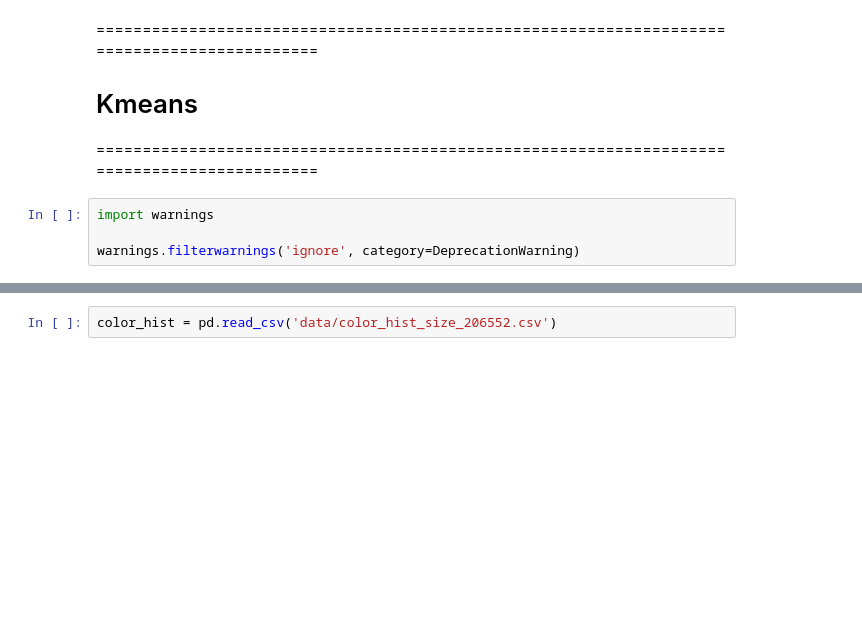
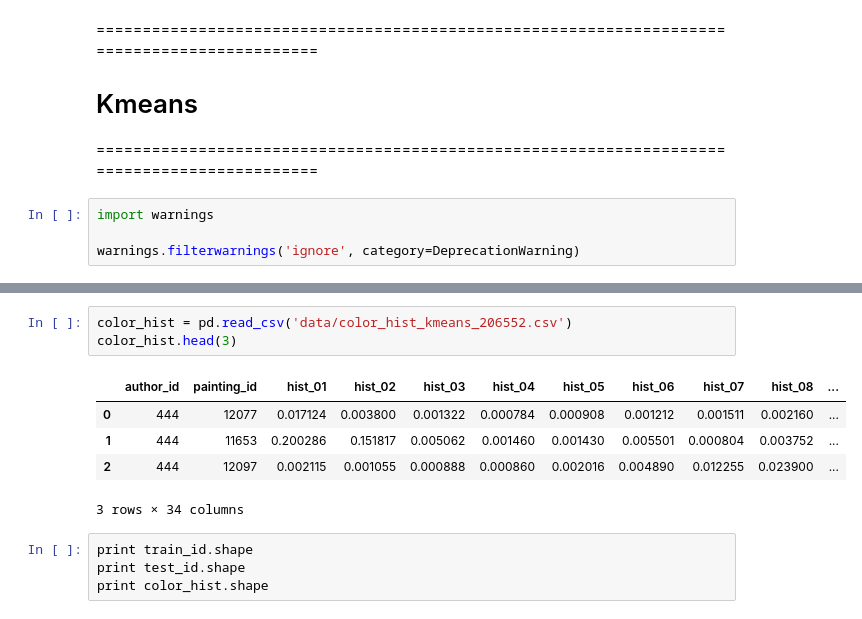
Before and after one commit to Tingting-Chang/painting-classifier, a Jupyter notebook: Kmeans.ipynb, the cells around one changed output, grey strips where cells are left out. Drawn from its saved outputs; the diff is of its cells as text; blank space fills up the shorter version.

```diff
--- a/Kmeans.ipynb
+++ b/Kmeans.ipynb
@@ -49,2 +81,13 @@ xgb_com.csv
 # %%
-color_hist = pd.read_csv('data/color_hist_size_206552.csv')
+color_hist = pd.read_csv('data/color_hist_kmeans_206552.csv')
+color_hist.head(3)
+# %% [output]
+|  | author_id | painting_id | hist_01 | hist_02 | hist_03 | hist_04 | hist_05 | hist_06 | hist_07 | hist_08 | ... |
+| 0 | 444 | 12077 | 0.017124 | 0.003800 | 0.001322 | 0.000784 | 0.000908 | 0.001212 | 0.001511 | 0.002160 | ... |
+| 1 | 444 | 11653 | 0.200286 | 0.151817 | 0.005062 | 0.001460 | 0.001430 | 0.005501 | 0.000804 | 0.003752 | ... |
+| 2 | 444 | 12097 | 0.002115 | 0.001055 | 0.000888 | 0.000860 | 0.002016 | 0.004890 | 0.012255 | 0.023900 | ... |
+3 rows × 34 columns
+# %%
+print train_id.shape
+print test_id.shape
+print color_hist.shape
```
Also changed, not shown: parts of 84 cells of this notebook, 28 other files.
